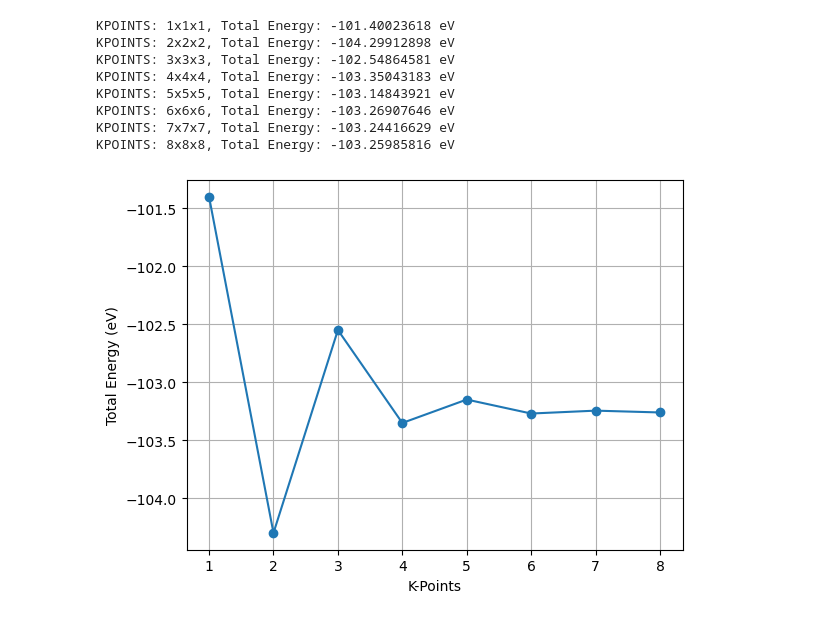
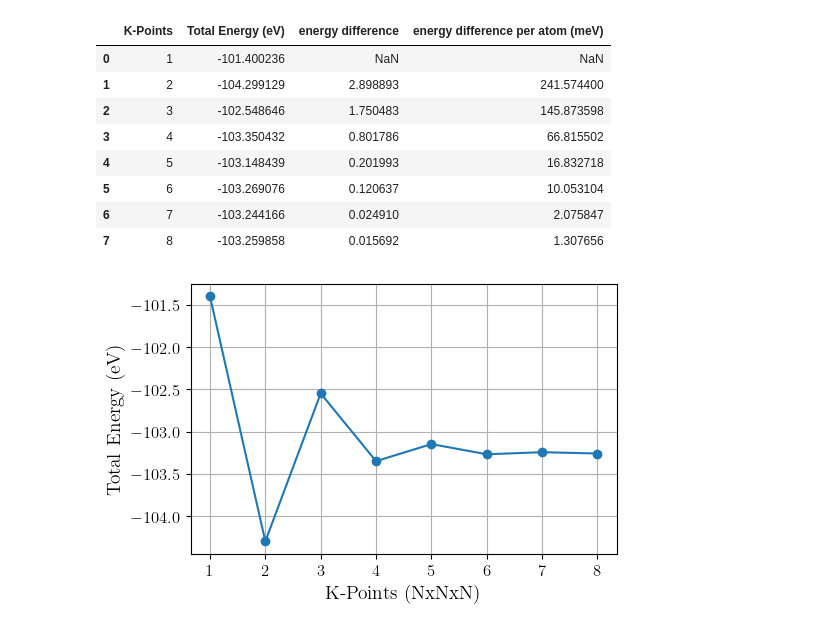
Before and after one commit to RombusBombus/bachelor-thesis, a Jupyter notebook: Encut_Convergence_Results.ipynb, the cells around one changed output. Saved outputs shown, nothing was run; the diff lists cells and outputs as text; code cells hidden in the pictures.

```diff
--- a/Encut_Convergence_Results.ipynb
+++ b/Encut_Convergence_Results.ipynb
@@ -5,3 +6,15 @@ import numpy as np
+# %%
+plt.rcParams.update(
+    {
+        "font.family": "serif",  # use serif/main font for text elements
+        "text.usetex": True,  # use inline math for ticks
+        "pgf.rcfonts": False,  # don't setup fonts from rc parameters
+        "axes.labelsize": 14,  # axis labels
+        "legend.fontsize": 12,  # legend
+        "xtick.labelsize": 12,  # x tick labels
+        "ytick.labelsize": 12,  # y tick labels
+    }
+)
 # %%
 # get the total energy from the OUTCAR file
 def get_total_energy(outcar_file):
@@ -181,16 +87,21 @@ for subfolder in subfolders:
     if subfolder.startswith("kpoints_"):
         kpoints_value = int(subfolder.split("_")[1])
         energy = get_total_energy(f'kpoints_convergence/{subfolder}/OUTCAR')
-        print(f'KPOINTS: {kpoints_value}x{kpoints_value}x{kpoints_value}, Total Energy: {energy} eV')
         if energy is not None:
             kpoints.append(kpoints_value)
             energies.append(energy)
+
+kpoints_data = pd.DataFrame({'K-Points': kpoints, 'Total Energy (eV)': energies})
+kpoints_data["energy difference"] = kpoints_data["Total Energy (eV)"].diff().abs()
+kpoints_data["energy difference per atom (meV)"] = (kpoints_data["energy difference"] / 12) * 1000  # divide by number of atoms and convert to meV
+kpoints_data
 # %% [output]
-KPOINTS: 1x1x1, Total Energy: -101.40023618 eV
-KPOINTS: 2x2x2, Total Energy: -104.29912898 eV
-KPOINTS: 3x3x3, Total Energy: -102.54864581 eV
-KPOINTS: 4x4x4, Total Energy: -103.35043183 eV
-KPOINTS: 5x5x5, Total Energy: -103.14843921 eV
-KPOINTS: 6x6x6, Total Energy: -103.26907646 eV
-KPOINTS: 7x7x7, Total Energy: -103.24416629 eV
-KPOINTS: 8x8x8, Total Energy: -103.25985816 eV
+|  | K-Points | Total Energy (eV) | energy difference | energy difference per atom (meV) |
+| 0 | 1 | -101.400236 | NaN | NaN |
+| 1 | 2 | -104.299129 | 2.898893 | 241.574400 |
+| 2 | 3 | -102.548646 | 1.750483 | 145.873598 |
+| 3 | 4 | -103.350432 | 0.801786 | 66.815502 |
+| 4 | 5 | -103.148439 | 0.201993 | 16.832718 |
+| 5 | 6 | -103.269076 | 0.120637 | 10.053104 |
+| 6 | 7 | -103.244166 | 0.024910 | 2.075847 |
+| 7 | 8 | -103.259858 | 0.015692 | 1.307656 |
@@ -197,7 +114,11 @@ KPOINTS: 8x8x8, Total Energy: -103.25985816 eV
 # %%
+plt.figure(figsize=(5.5, 3.5))
+
 plt.plot(kpoints, energies, marker='o')
-plt.xlabel('K-Points')
+plt.xlabel('K-Points (NxNxN)')
 plt.ylabel('Total Energy (eV)')
 plt.grid()
+
+plt.savefig("kpoints_convergence_plot.pdf", bbox_inches='tight', format='pdf')
 # %% [output]
-[figure, old version]
+[figure, new version]
```
Also changed, not shown: parts of 9 cells of this notebook, 20 other files.
